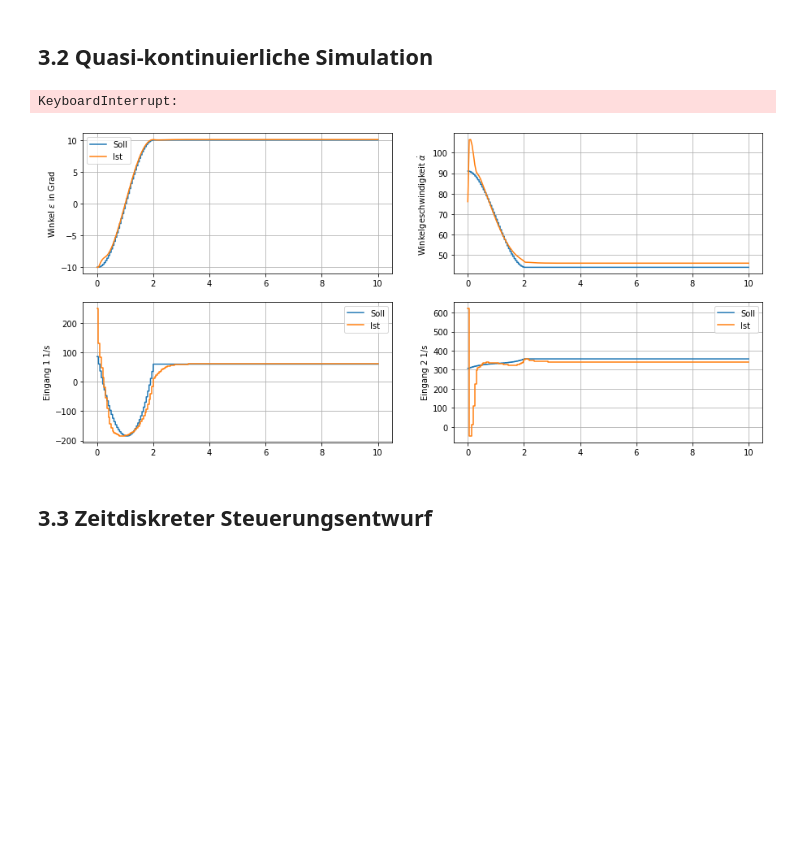
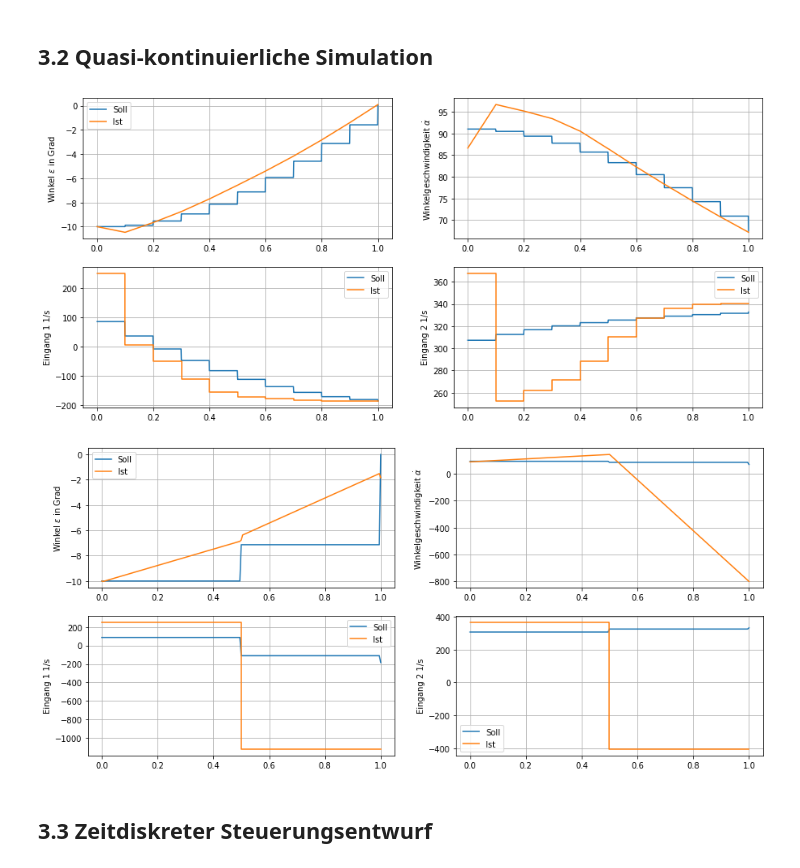
Before and after one commit to maxmichler/regelungstechnikprojekt, a Jupyter notebook: helirack.ipynb, the cells around one changed output. Saved outputs shown, nothing was run; the diff lists cells and outputs as text; code cells hidden in the pictures; blank space fills up the shorter version.

```diff
--- a/helirack.ipynb
+++ b/helirack.ipynb
@@ -400,8 +386,8 @@ print("Eigenwerte offener Kreis entkoppeltes Teilsystem 2:")
 display(sympy.Matrix(eigs2.round(3)))
 
 #Eigenwerte des geschlossenen Kreises
-eigs1_cl=np.array([-0.15])
-eigs2_cl=np.array([-1+2.5j, -1-2.5j])
+eigs1_cl=np.array([-5])
+eigs2_cl=np.array([-4.5+2.5j, -4.5-2.5j])
 display('eigs1_cl')
 display(eigs1_cl)
 display('eigs2_cl')
@@ -584,10 +570,10 @@ Für alle nachfolgenden zeitdiskreten Schritte muss zunächst das Systemmodell m
 ## 3.2 Quasi-kontinuierliche Simulation
 # %%
 #Abtastzeiten
-Ta_v = [0.05, 0.2, 0.45]
+Ta_v = [0.1, 0.5]
 
 #Simulationszeit
-Tsim=10
+Tsim=1
 
 #Simulation mit linearem Entwurfsmodell oder nichtlinearem Modell?
 linear = False
@@ -607,35 +593,35 @@ for Ta in Ta_v:
     #Wrapper für Modell
     if linear:
         rhs = lambda t,x,controller:heli_lin.model(t,x,controller)
         x0 = trajectory.state(0)
     else:
         rhs = lambda t,x,controller:heli.model(t,x,controller)
         x0,u0=heli.equilibrium(y1_equi)
 
     #Wrapper für Regler
     controller = lambda k_,x_:controller_closed_loop(k_*Ta,x_,K_pole_placement,trajectory)
 
     #Zeitdiskrete Simulation
     t_sim,x_sim,u_sim=simulate_discrete(rhs,x0,controller,Ta,Tsim)
 
     #Ergebnisse Plotten
     x_desired=trajectory.state(t_sim)
     u_desired=trajectory.input(np.floor(t_sim/Ta)*Ta)
     y_desired=trajectory.output(np.floor(t_sim/Ta)*Ta)
 
     if linear:
         y_sim = heli_lin.output(np.round(t_sim/Ta),x_sim,controller)
     else:
         y_sim = heli.output(np.round(t_sim/Ta),x_sim,controller)
 
 
     plot_results(t_sim,
                  (x_desired,x_sim),
                  (u_desired,u_sim),
                  (y_desired,y_sim))
 # %% [output]
-KeyboardInterrupt:
-[figure, old version]
+[figure, new version]
+[figure, added]
 # %% [markdown]
 ## 3.3 Zeitdiskreter Steuerungsentwurf
 # %%
```
Also changed, not shown: parts of 7 cells of this notebook, 1 other file.
